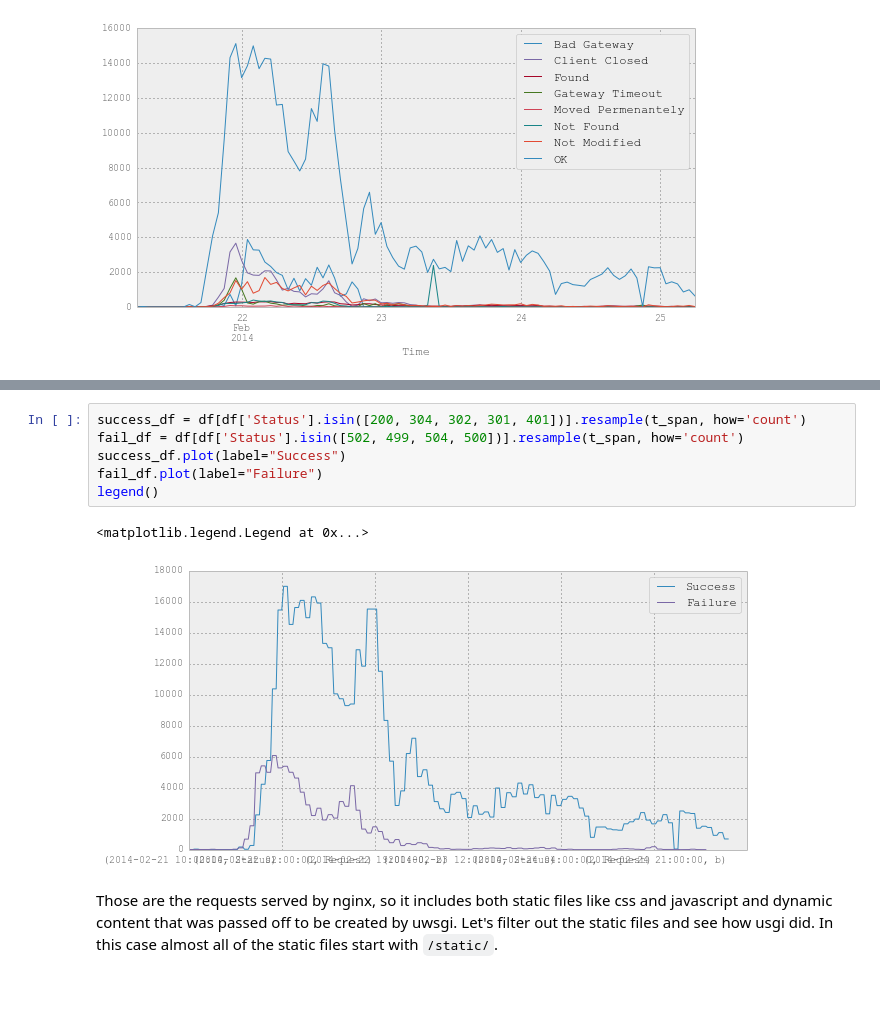
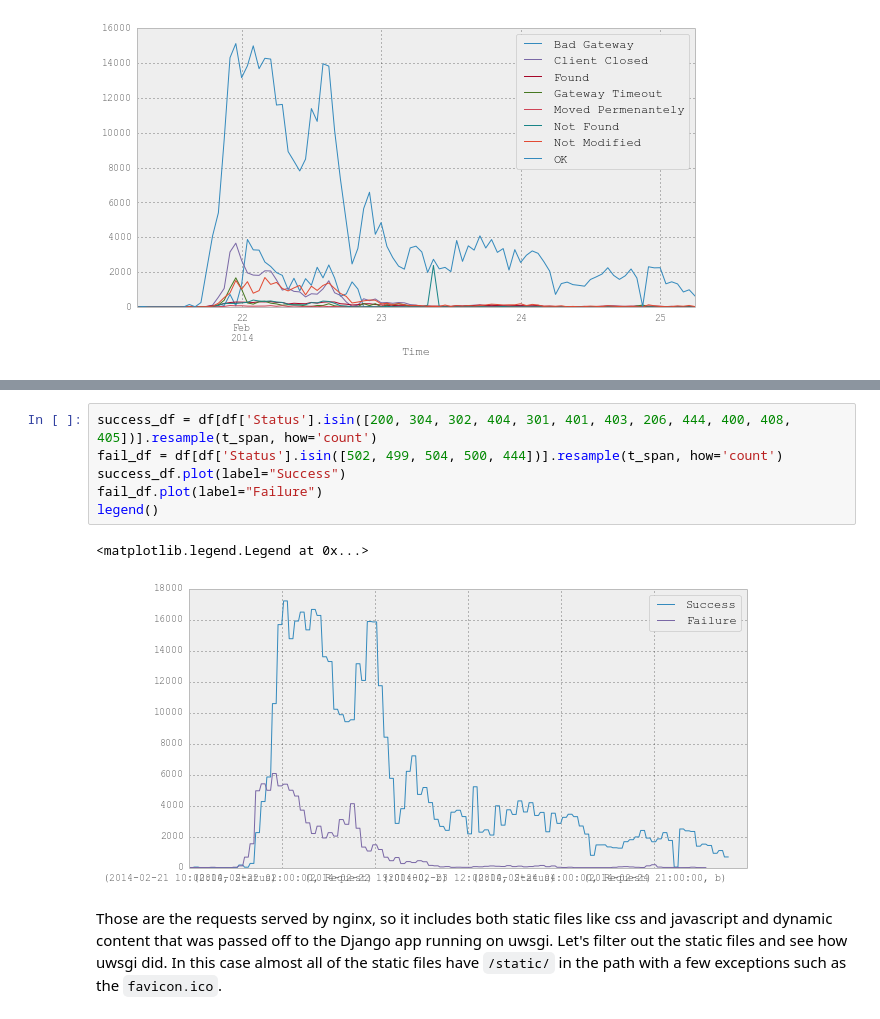
Before and after one commit to grokcode/ipython-notebooks, a Jupyter notebook: nginx-log-analysis.ipynb, the cells around one changed output, grey strips where cells are left out. Drawn from its saved outputs; the diff is of its cells as text; blank space fills up the shorter version.

Commit message:
Further analysis of requests passed to uwsgi.

```diff
--- a/nginx-log-analysis.ipynb
+++ b/nginx-log-analysis.ipynb
@@ -204,12 +233,12 @@ legend()
 # %%
-success_df = df[df['Status'].isin([200, 304, 302, 301, 401])].resample(t_span, how='count')
-fail_df = df[df['Status'].isin([502, 499, 504, 500])].resample(t_span, how='count')
+success_df = df[df['Status'].isin([200, 304, 302, 404, 301, 401, 403, 206, 444, 400, 408, 405])].resample(t_span, how='count')
+fail_df = df[df['Status'].isin([502, 499, 504, 500, 444])].resample(t_span, how='count')
 success_df.plot(label="Success")
 fail_df.plot(label="Failure")
 legend()
 # %% [output]
 <matplotlib.legend.Legend at 0x...>
-[figure, old version]
+[figure, new version]
 # %% [markdown]
-Those are the requests served by nginx, so it includes both static files like css and javascript and dynamic content that was passed off to be created by uwsgi. Let's filter out the static files and see how usgi did. In this case almost all of the static files start with `/static/`.
+Those are the requests served by nginx, so it includes both static files like css and javascript and dynamic content that was passed off to the Django app running on uwsgi. Let's filter out the static files and see how uwsgi did. In this case almost all of the static files have `/static/` in the path with a few exceptions such as the `favicon.ico`.
 # %%
```
Also changed, not shown: parts of 14 cells of this notebook, 1 other file.
